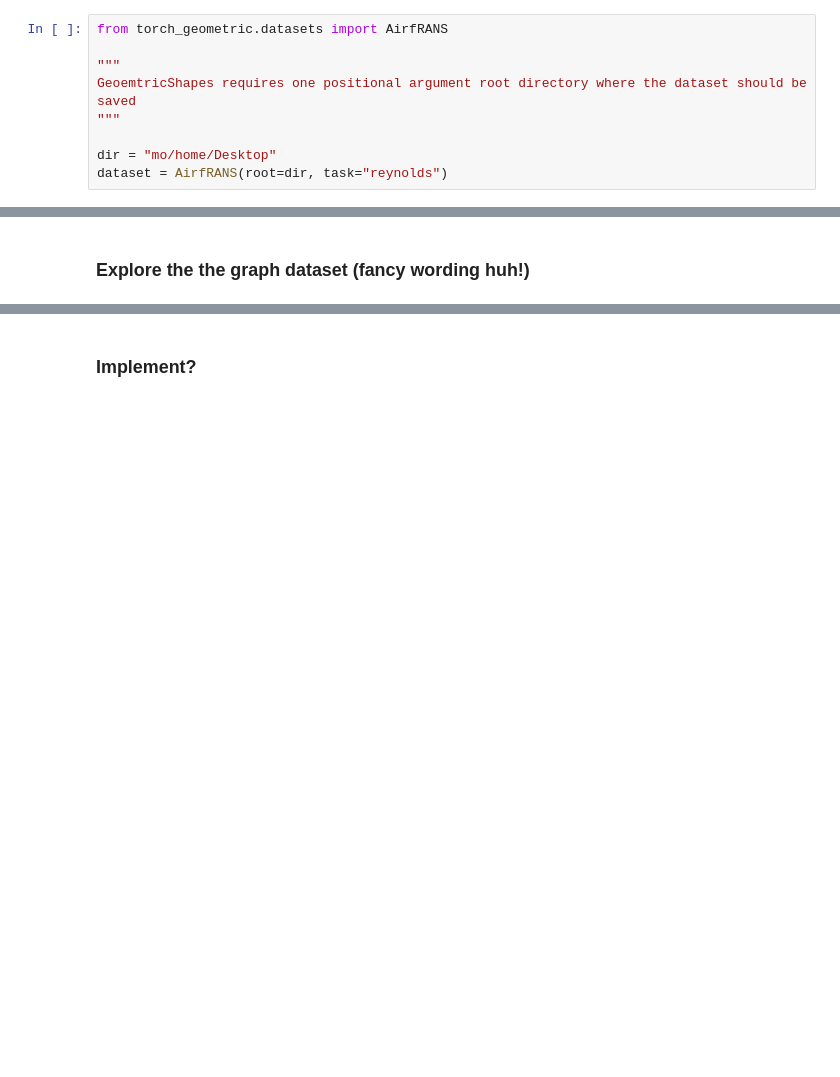
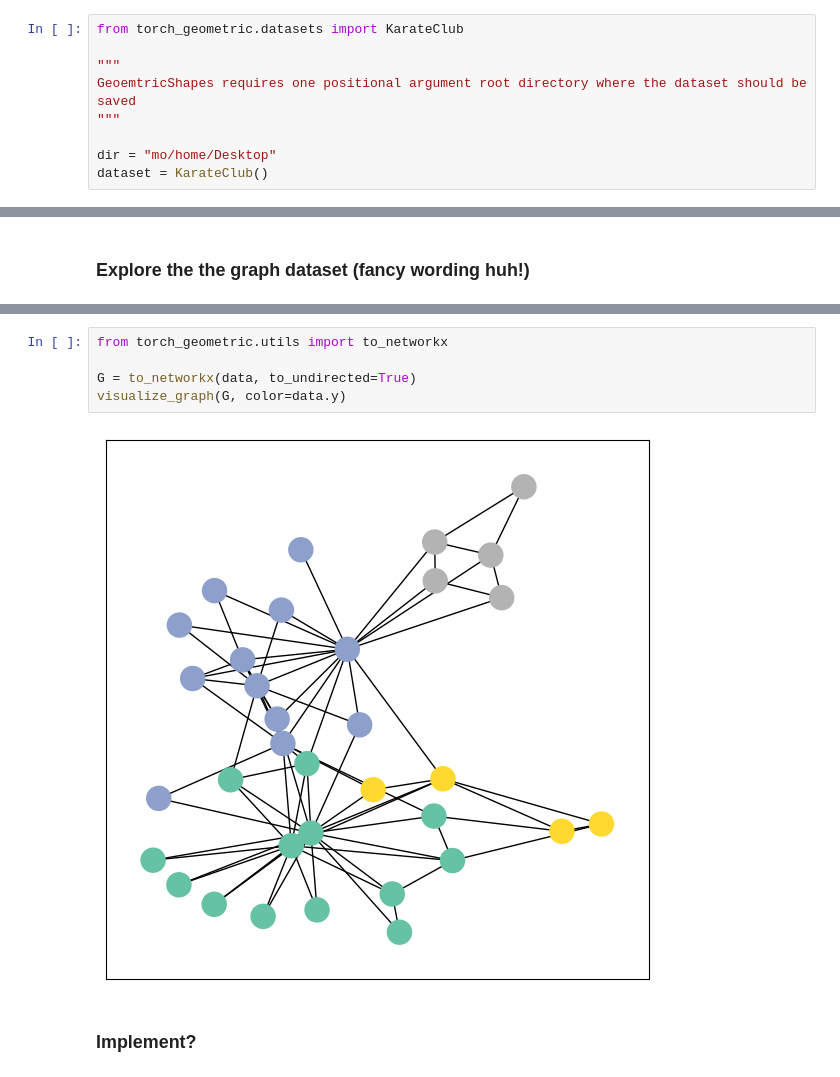
Before and after one commit to moaziat/GNNs-Notebooks, a Jupyter notebook: intro_gnns.ipynb, the cells around one changed output, grey strips where cells are left out. Drawn from its saved outputs; the diff is of its cells as text; blank space fills up the shorter version.

```diff
--- a/intro_gnns.ipynb
+++ b/intro_gnns.ipynb
@@ -36,11 +41,11 @@ https://pytorch-geometric.readthedocs.io/en/2.6.0/modules/datasets.html
 
 We are going to use the GeometricShapes dataset (I love geometry)
 # %%
-from torch_geometric.datasets import AirfRANS
+from torch_geometric.datasets import KarateClub
 
 """
 GeoemtricShapes requires one positional argument root directory where the dataset should be saved
 """
 
 dir = "mo/home/Desktop"
-dataset = AirfRANS(root=dir, task="reynolds")
+dataset = KarateClub()
@@ -87,3 +93,10 @@ AttributeError: 'GlobalStorage' object has no attribute 'edge_index'
+# %%
+from torch_geometric.utils import to_networkx
+
+G = to_networkx(data, to_undirected=True)
+visualize_graph(G, color=data.y)
+# %% [output]
+[figure, added]
 # %% [markdown]
 ### Implement?
 # %% [markdown]
```
Also changed, not shown: parts of 15 cells of this notebook.
